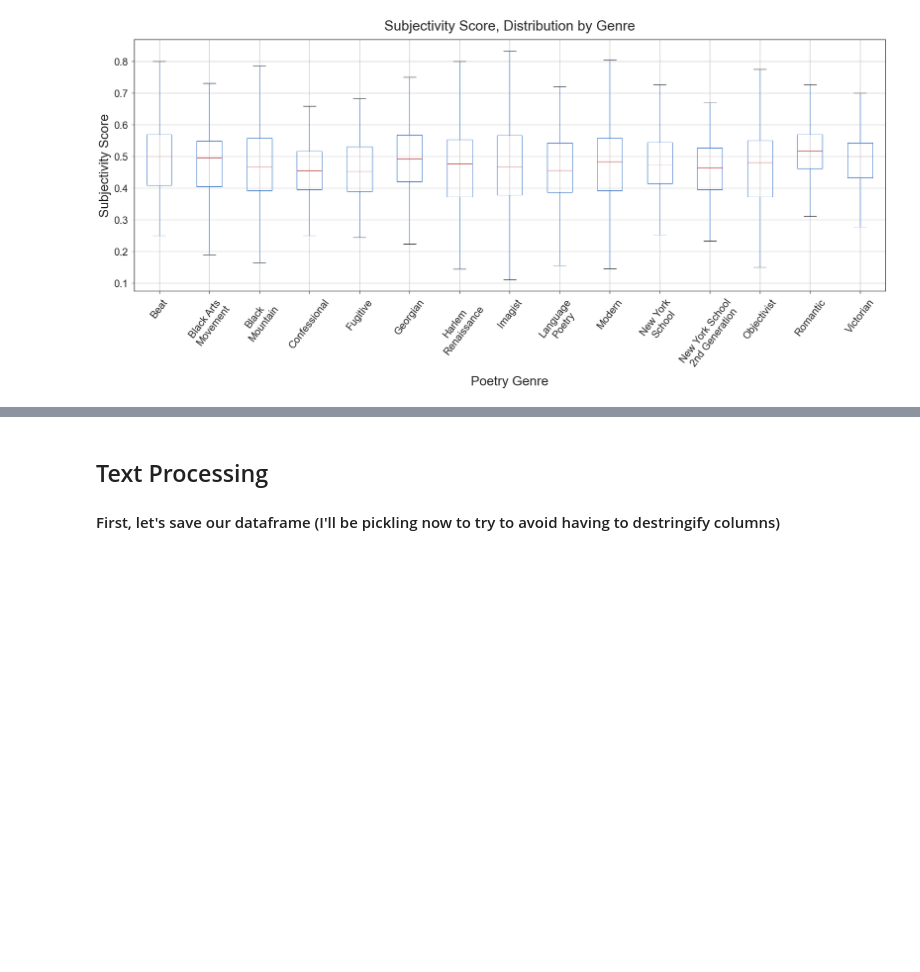
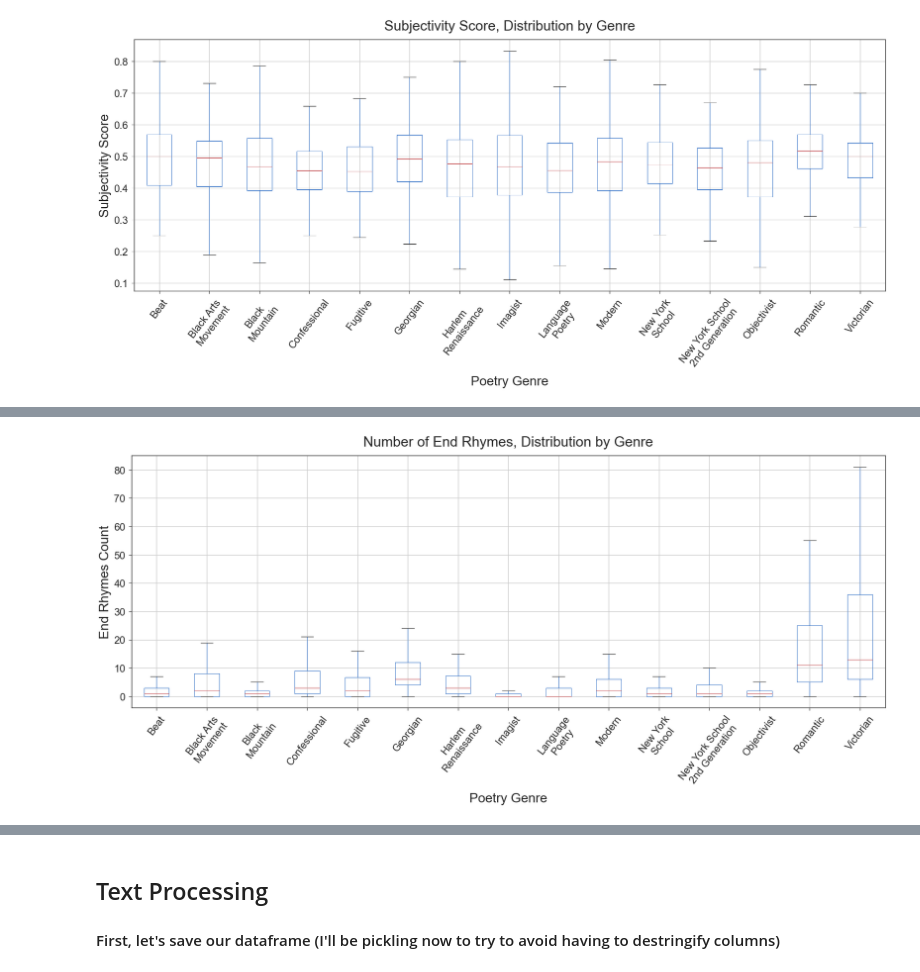
Before and after one commit to p-szymo/poetry_genre_classifier, a Jupyter notebook: eda_processing_feature_engineering_notebook.ipynb, the cells around one changed output, grey strips where cells are left out. Drawn from its saved outputs; the diff is of its cells as text; code cells hidden in the pictures; blank space fills up the shorter version.

Commit message:
rhyme features

```diff
--- a/eda_processing_feature_engineering_notebook.ipynb
+++ b/eda_processing_feature_engineering_notebook.ipynb
@@ -437,0 +492,2 @@ plt.yticks(fontsize=22);
+# %%
+df['num_end_rhymes'] = df.clean_lines.apply(rhyme_endline_counter)
@@ -437,0 +519,20 @@ plt.yticks(fontsize=22);
+# %%
+df.boxplot('num_end_rhymes', 'genre', showfliers=False, figsize=(28,10))
+plt.title('Number of End Rhymes, Distribution by Genre', fontsize=30, pad=20)
+plt.suptitle('')
+plt.xlabel('Poetry Genre', fontsize=28, labelpad=10)
+plt.ylabel('End Rhymes Count', fontsize=28, labelpad=5)
+
+# obtain x-tick labels and their locations
+locs, labels = plt.xticks()
+# prettify the labels
+labels_pretty = [label.get_text().replace('_', '\n').title() for label in list(labels)]
+labels_pretty[1] = 'Black Arts\nMovement'
+labels_pretty[-5] = 'New York\nSchool'
+labels_pretty[-4] = 'New York School\n2nd Generation'
+# plot the labels
+plt.xticks(ticks=locs, labels=labels_pretty, rotation=52.5, fontsize=22)
+
+plt.yticks(fontsize=22);
+# %% [output]
+[figure, added]
```
Also changed, not shown: parts of 64 cells of this notebook, 3 other files.
